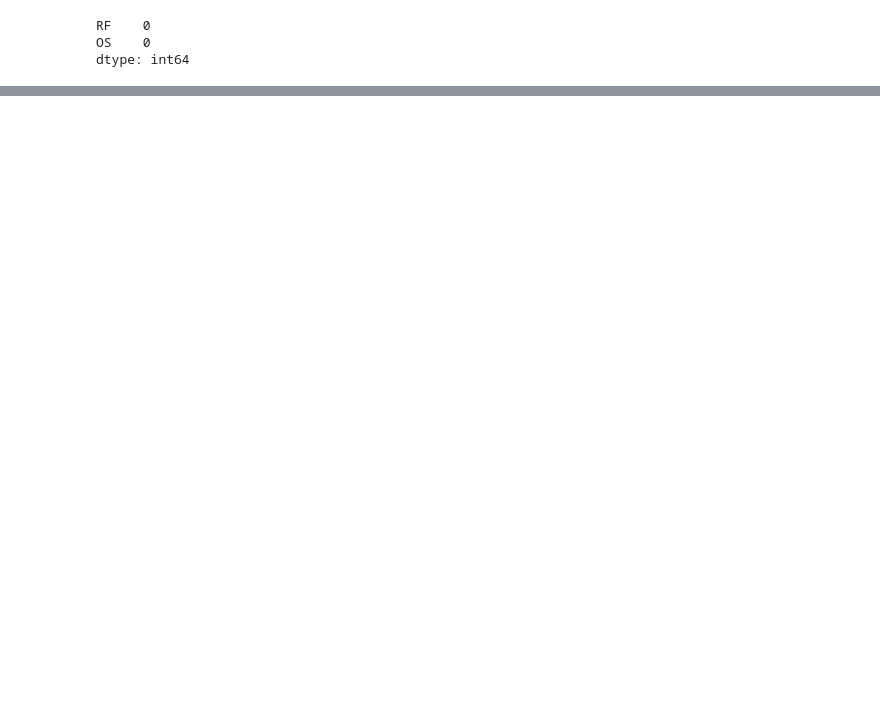
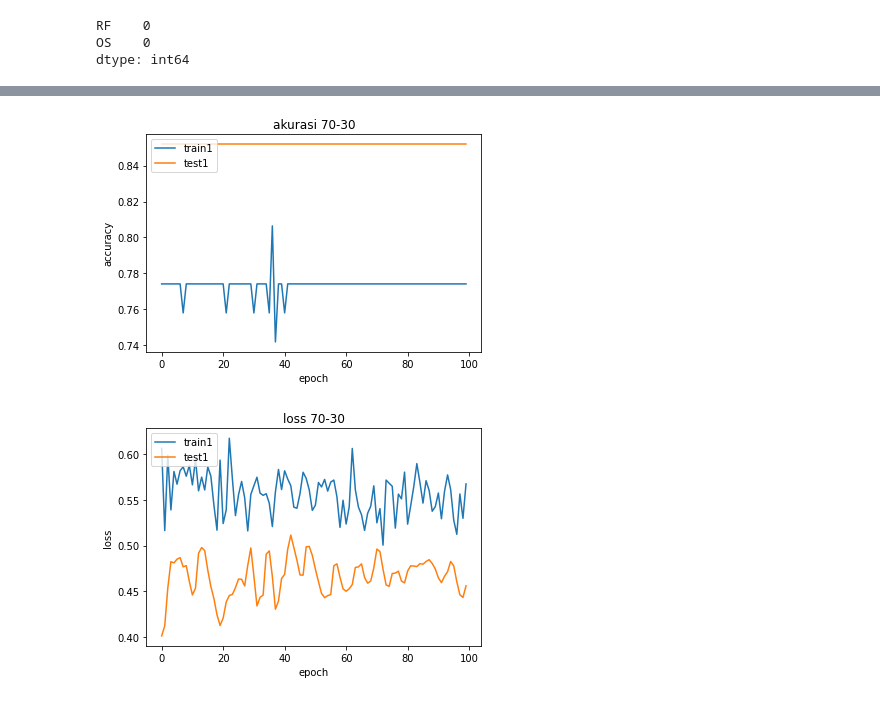
Before and after one commit to martinpdab/tugasscdl, a Jupyter notebook: Skenario5.ipynb, the cells around one changed output, grey strips where cells are left out. Drawn from its saved outputs; the diff is of its cells as text; code cells hidden in the pictures; blank space fills up the shorter version.

```diff
--- a/Skenario5.ipynb
+++ b/Skenario5.ipynb
@@ -157,0 +182,20 @@ Epoch 100/100
+# %%
+#70-30
+plt.plot(history1.history['accuracy'])
+plt.plot(history1.history['val_accuracy'])
+plt.title('akurasi 70-30')
+plt.ylabel('accuracy')
+plt.xlabel('epoch')
+plt.legend(['train1', 'test1'], loc='upper left')
+plt.show()
+#loss
+plt.plot(history1.history['loss'])
+plt.plot(history1.history['val_loss'])
+plt.title('loss 70-30')
+plt.ylabel('loss')
+plt.xlabel('epoch')
+plt.legend(['train1', 'test1'], loc='upper left')
+plt.show()
+# %% [output]
+[figure, added]
+[figure, added]
```
Also changed, not shown: parts of 10 cells of this notebook.
